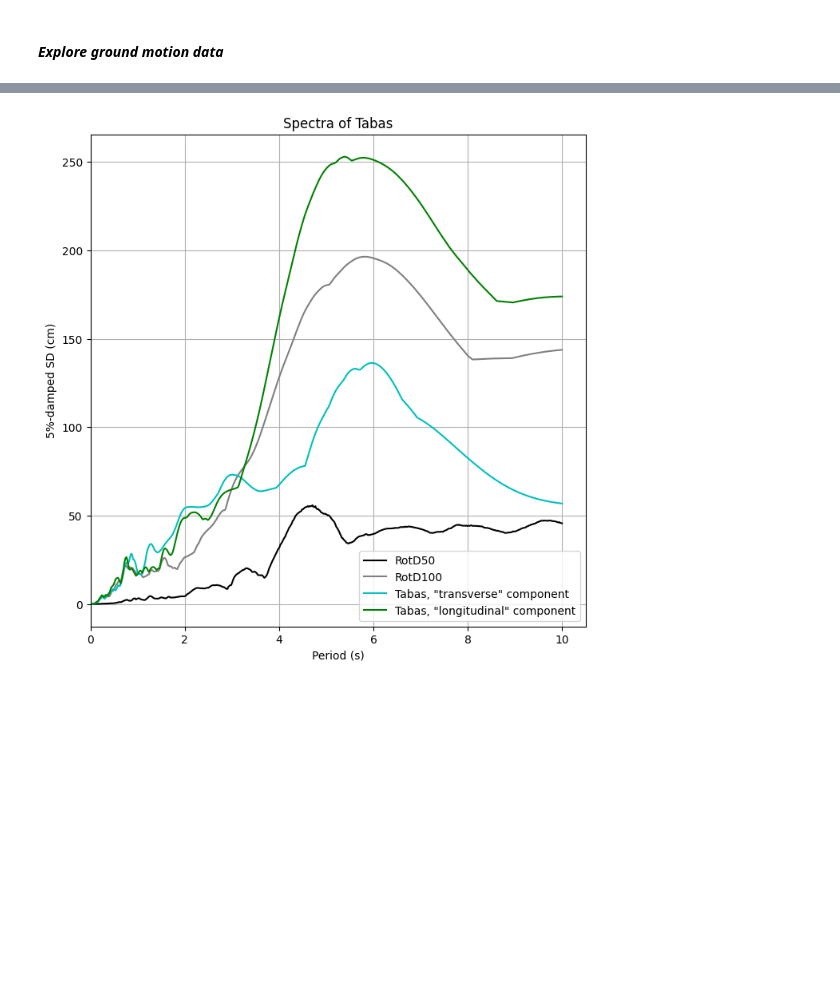
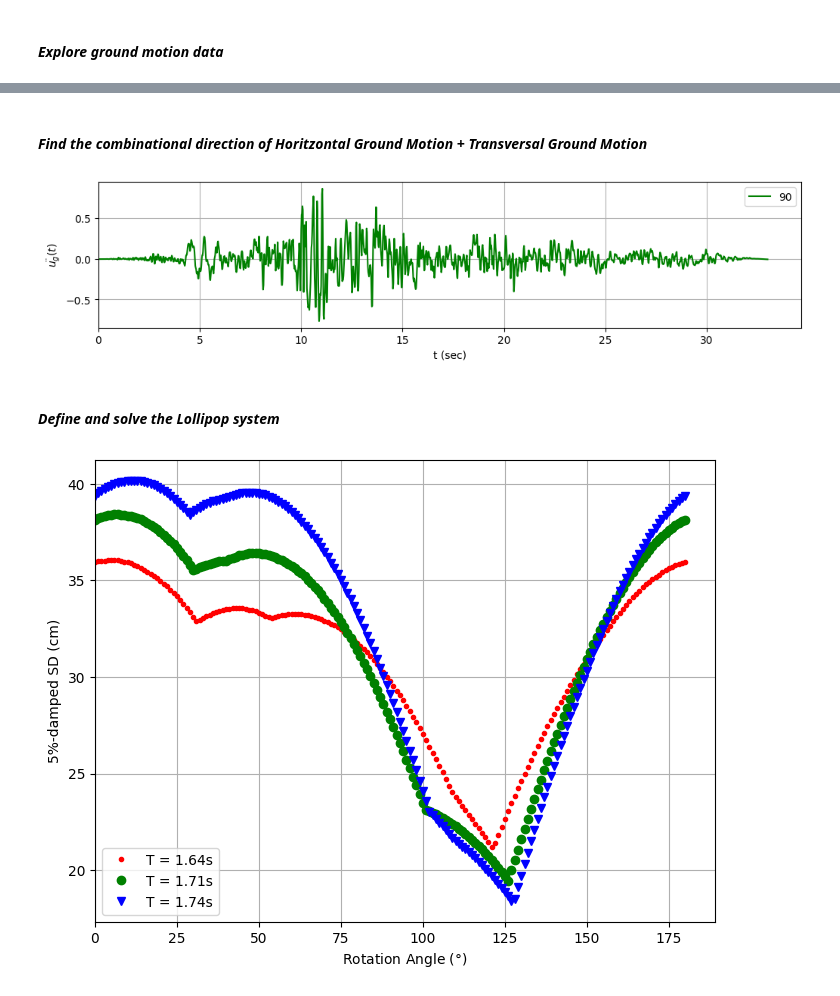
Before and after one commit to jorvend/JV-Research, a Jupyter notebook: RotD50_Spectra_of_Tabas_JV.ipynb, the cells around one changed output, grey strips where cells are left out. Saved outputs shown, nothing was run; the diff lists cells and outputs as text; code cells hidden in the pictures; blank space fills up the shorter version.

```diff
--- a/RotD50_Spectra_of_Tabas_JV.ipynb
+++ b/RotD50_Spectra_of_Tabas_JV.ipynb
@@ -381,15 +178,37 @@ transverse_list = np.array(transverse_list)
-# %%
-plt.figure(figsize=(8,8)) #select the visualization size of the plot
-plt.plot(periods, rotd50_list, color='k', label='RotD50')
-plt.plot(periods, rotd100_list, color='grey', label='RotD100')
-plt.plot(periods, horizontal_list, color='c', label='Tabas, "transverse" component')
-plt.plot(periods, transverse_list, color='g', label='Tabas, "longitudinal" component')
-plt.ylabel('5%-damped SD (cm)')
-plt.xlabel('Period (s)')
-plt.title('Spectra of Tabas')
-plt.grid()
-plt.xlim(left=0)
-plt.legend()
-plt.show()
-# %% [output]
-[figure, removed]
+# %% [markdown]
+#### _Find the combinational direction of Horitzontal Ground Motion + Transversal Ground Motion_
+# %%
+def create_aROT(aX, aY, theta):
+    """
+    Create a_ROT
+
+    Parameters
+    ------------
+    aX : np.array
+        horizontal acceleration
+    aY : np.array
+        transversal acceleration
+    theta : int
+        angle
+
+    Returns
+    -------
+    np.array
+        list of a_ROT
+    """
+    a_ROT = aX*math.cos(np.deg2rad(theta)) + aY*math.sin(np.deg2rad(theta))
+    return a_ROT
+# %%
+arot_90 = create_aROT(gmdata1, gmdata2, 90)
+arot_180 = create_aROT(gmdata1, gmdata2, 180)
+plt.figure(figsize=(12,2.5)) #select the visualization size of the plot
+plt.plot(time2, arot_90, color='g', label='90')
+#plt.plot(time2, arot_180, color='g', label='180')
+plt.ylabel('$\ddot{u_g} (t)$')
+plt.xlabel('t (sec)')
+plt.grid()
+plt.xlim(left=0)
+plt.legend()
+plt.show()
+# %% [output]
+[figure, added]
@@ -395,0 +221,2 @@ plt.show()
+# %% [markdown]
+#### _Define and solve the Lollipop system_
@@ -395,0 +351,15 @@ plt.show()
+# %%
+# 5%-damped SD (cm) vs Rotation Angle
+
+plt.figure(figsize=(8,6)) #select the visualization size of the plot
+plt.plot(theta_list, period_list[0],".",color='r', label='T = 1.64s')
+plt.plot(theta_list, period_list[1],"o",color='g', label='T = 1.71s')
+plt.plot(theta_list, period_list[2],"v",color='b', label='T = 1.74s')
+plt.ylabel('5%-damped SD (cm)')
+plt.xlabel('Rotation Angle ($\degree$)')
+plt.grid()
+plt.xlim(left=0)
+plt.legend()
+plt.show()
+# %% [output]
+[figure, added]
```
Also changed, not shown: parts of 25 cells of this notebook, 1 other file.
